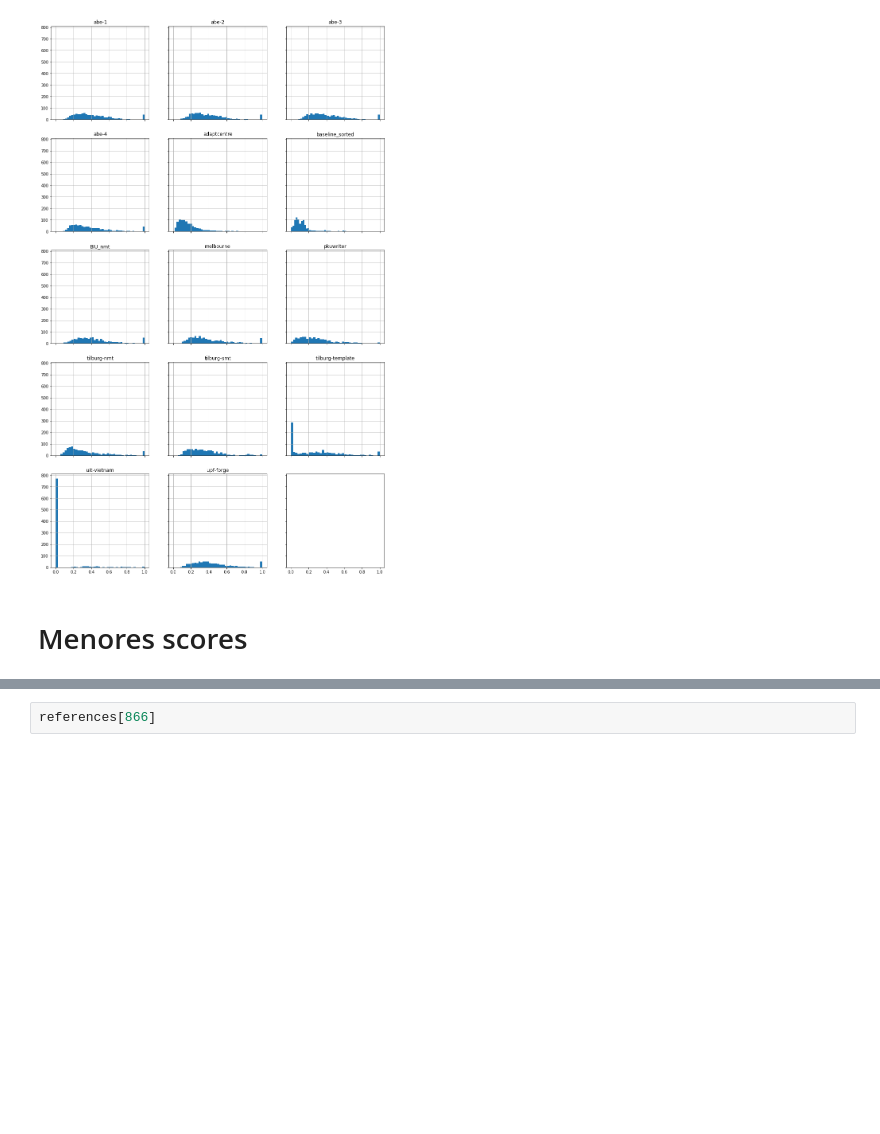
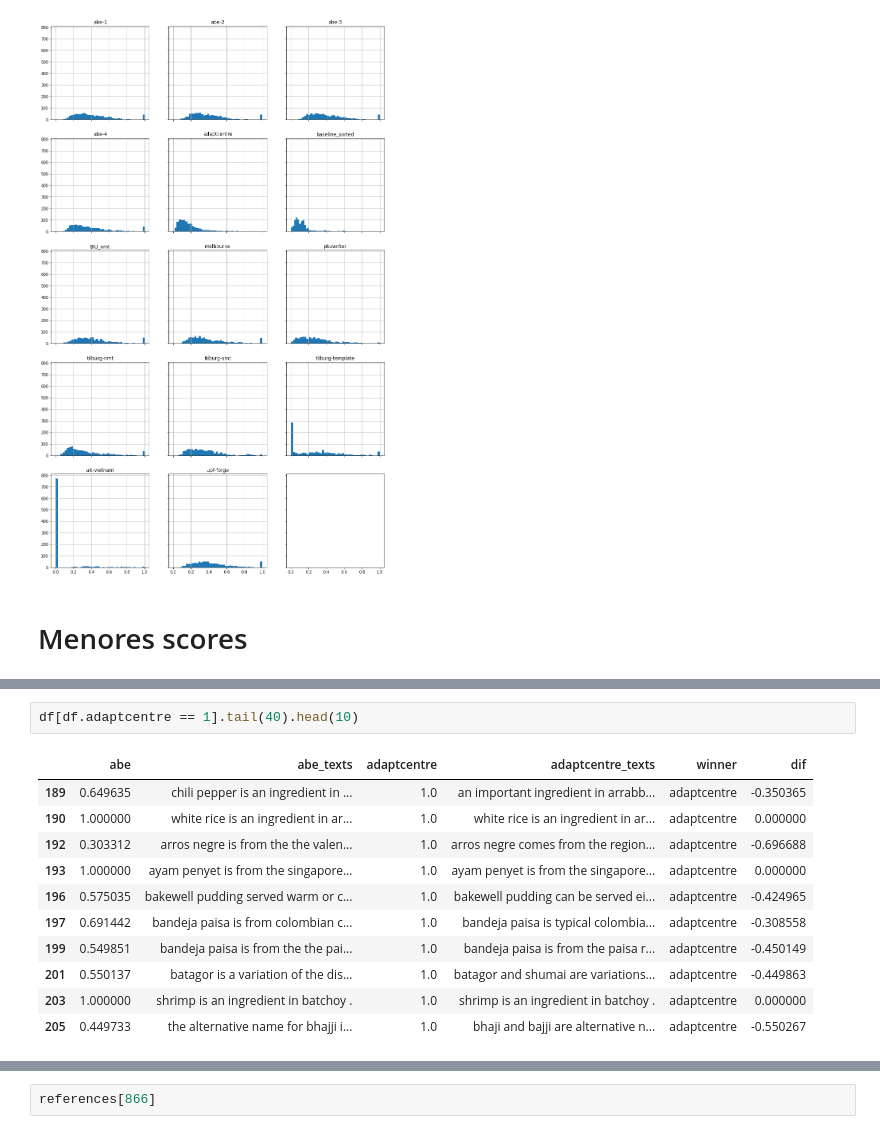
Before and after one commit to abevieiramota/masters, a Jupyter notebook: notebook/00 - Sentence level evaluation.ipynb, the cells around one changed output, grey strips where cells are left out. Drawn from its saved outputs; the diff is of its cells as text; blank space fills up the shorter version.

```diff
--- a/notebook/00 - Sentence level evaluation.ipynb
+++ b/notebook/00 - Sentence level evaluation.ipynb
@@ -104,3 +104,17 @@ df.head()
+# %%
+df[df.adaptcentre == 1].tail(40).head(10)
+# %% [output]
+|  | abe | abe_texts | adaptcentre | adaptcentre_texts | winner | dif |
+| 189 | 0.649635 | chili pepper is an ingredient in ... | 1.0 | an important ingredient in arrabb... | adaptcentre | -0.350365 |
+| 190 | 1.000000 | white rice is an ingredient in ar... | 1.0 | white rice is an ingredient in ar... | adaptcentre | 0.000000 |
+| 192 | 0.303312 | arros negre is from the the valen... | 1.0 | arros negre comes from the region... | adaptcentre | -0.696688 |
+| 193 | 1.000000 | ayam penyet is from the singapore... | 1.0 | ayam penyet is from the singapore... | adaptcentre | 0.000000 |
+| 196 | 0.575035 | bakewell pudding served warm or c... | 1.0 | bakewell pudding can be served ei... | adaptcentre | -0.424965 |
+| 197 | 0.691442 | bandeja paisa is from colombian c... | 1.0 | bandeja paisa is typical colombia... | adaptcentre | -0.308558 |
+| 199 | 0.549851 | bandeja paisa is from the the pai... | 1.0 | bandeja paisa is from the paisa r... | adaptcentre | -0.450149 |
+| 201 | 0.550137 | batagor is a variation of the dis... | 1.0 | batagor and shumai are variations... | adaptcentre | -0.449863 |
+| 203 | 1.000000 | shrimp is an ingredient in batchoy . | 1.0 | shrimp is an ingredient in batchoy . | adaptcentre | 0.000000 |
+| 205 | 0.449733 | the alternative name for bhajji i... | 1.0 | bhaji and bajji are alternative n... | adaptcentre | -0.550267 |
 # %%
 df['winner'] = (df['abe'] > df.adaptcentre).map({True: 'abe', False: 'adaptcentre'})
 df['dif'] = df['abe'] - df.adaptcentre
```
Also changed, not shown: parts of 6 cells of this notebook, 4 other files.
